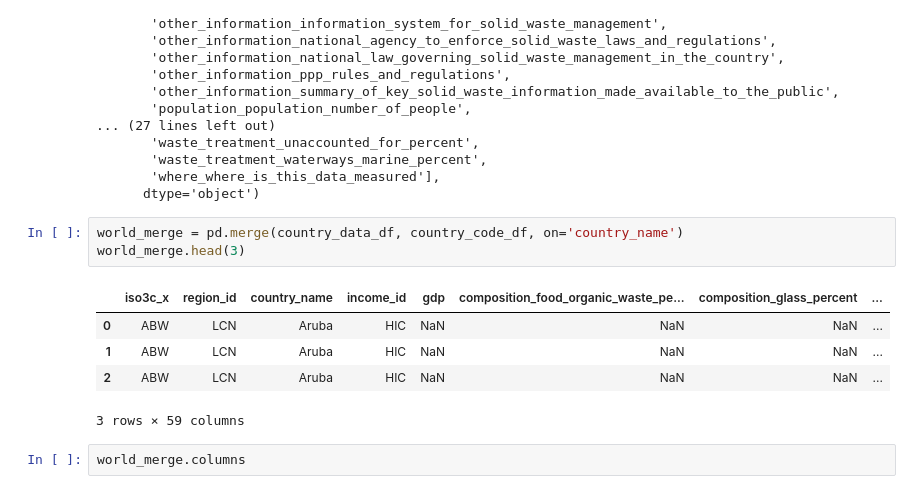
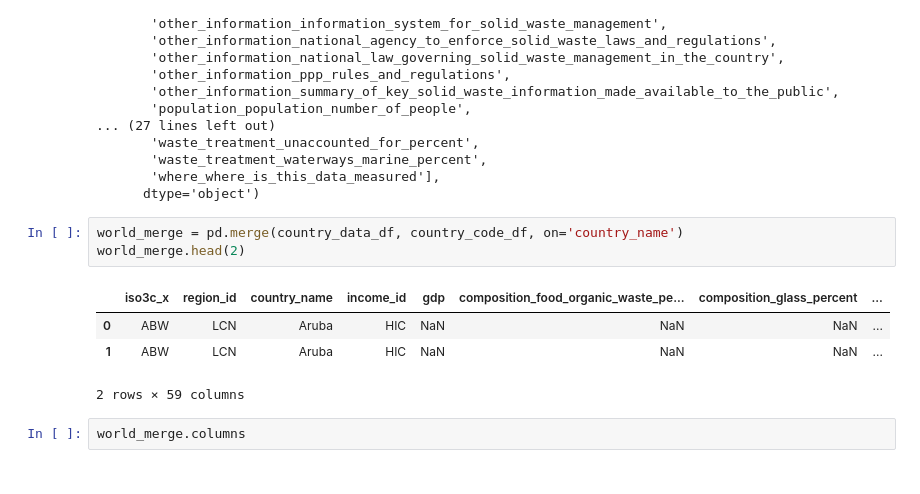
Before and after one commit to ShilpaMuralidhar/WasteManagement, a Jupyter notebook: Data_Science/Data cleaning.ipynb, the cells around one changed output. Saved outputs shown, nothing was run; the diff lists cells and outputs as text.

```diff
--- a/Data_Science/Data cleaning.ipynb
+++ b/Data_Science/Data cleaning.ipynb
@@ -104,13 +102,12 @@ Index(['iso3c', 'region_id', 'country_name', 'income_id', 'gdp',
       dtype='object')
 # %%
 world_merge = pd.merge(country_data_df, country_code_df, on='country_name')
-world_merge.head(3)
+world_merge.head(2)
 # %% [output]
 |  | iso3c_x | region_id | country_name | income_id | gdp | composition_food_organic_waste_pe... | composition_glass_percent | ... |
 | 0 | ABW | LCN | Aruba | HIC | NaN | NaN | NaN | ... |
 | 1 | ABW | LCN | Aruba | HIC | NaN | NaN | NaN | ... |
-| 2 | ABW | LCN | Aruba | HIC | NaN | NaN | NaN | ... |
-3 rows × 59 columns
+2 rows × 59 columns
 # %%
 world_merge.columns
 # %% [output]
```
Also changed, not shown: parts of 16 cells of this notebook.
